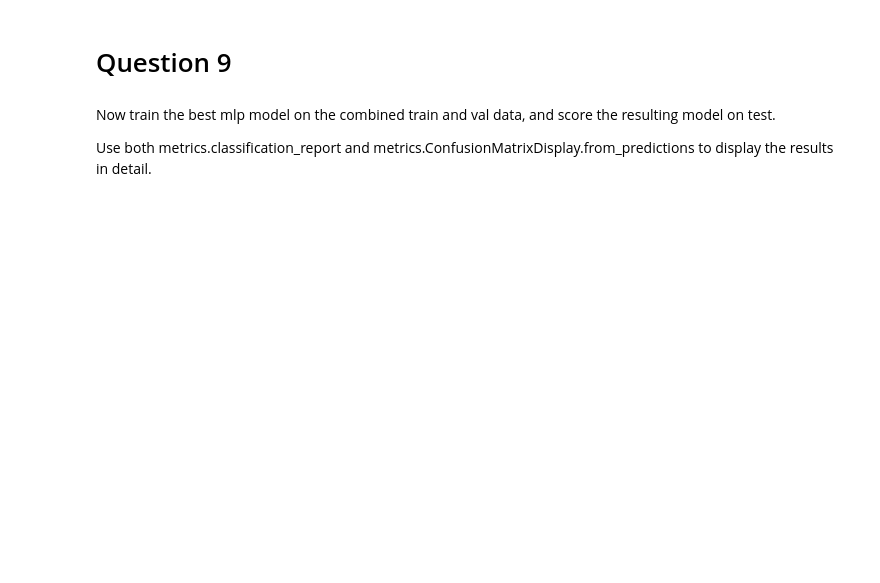
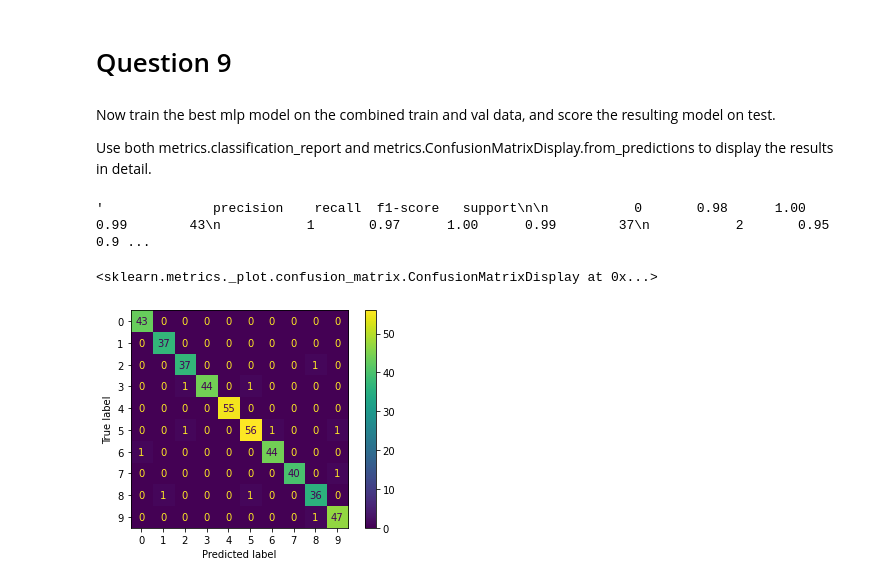
Before and after one commit to Markusgl17/aiml23_labs, a Jupyter notebook: LAB1_2023.ipynb, the cells around one changed output. Saved outputs shown, nothing was run; the diff lists cells and outputs as text; code cells hidden in the pictures; blank space fills up the shorter version.

```diff
--- a/LAB1_2023.ipynb
+++ b/LAB1_2023.ipynb
@@ -130,3 +182,17 @@ Use both metrics.classification_report and metrics.ConfusionMatrixDisplay.from_p
 Create a MLP classifier for the digits data. Use the val data to determine the best values for
 hidden layer sizes. Try values from (10,10) to (210,210), increasing by 50s. You can use two nested loops for variables H1 and H2, and then assign (H1,H2) to the parameter hidden_layer_sizes.
 <p> Print the best values for the two hidden layer sizes</p>
+# %%
+h1_list=list(range(10,211,50))
+h2_list=h1_list.copy()
+MLP_evaluation={}
+
+for h1 in h1_list:
+    for h2 in h2_list:
+        MLP_clf=MLPClassifier(hidden_layer_sizes=(h1,h2), max_iter=10000)
+        MLP_clf.fit(X_train,y_train)
+        y_pred=MLP_clf.predict(X_val)
+        MLP_evaluation[(h1,h2)]=metrics.accuracy_score(y_val,y_pred)
+# %%
+Best_hidden_layers=max(zip(MLP_evaluation.values(),MLP_evaluation.keys()))[1]
+print(Best_hidden_layers)
@@ -136,3 +204,15 @@ hidden layer sizes. Try values from (10,10) to (210,210), increasing by 50s. You
 Now train the best mlp model on the combined train and val data, and score the resulting model on test.
 
 Use both metrics.classification_report and metrics.ConfusionMatrixDisplay.from_predictions to display the results in detail.
+# %%
+best_MLP_clf=MLPClassifier(hidden_layer_sizes=Best_hidden_layers,max_iter=10000)
+best_MLP_clf.fit(Xtrain,ytrain)
+y_pred=best_MLP_clf.predict(X_test)
+metrics.classification_report(y_test,y_pred)
+# %% [output]
+'              precision    recall  f1-score   support\n\n           0       0.98      1.00      0.99        43\n           1       0.97      1.00      0.99        37\n           2       0.95      0.9 ...
+# %%
+metrics.ConfusionMatrixDisplay.from_predictions(y_test,y_pred)
+# %% [output]
+<sklearn.metrics._plot.confusion_matrix.ConfusionMatrixDisplay at 0x...>
+[figure, added]
```
Also changed, not shown: parts of 14 cells of this notebook.
